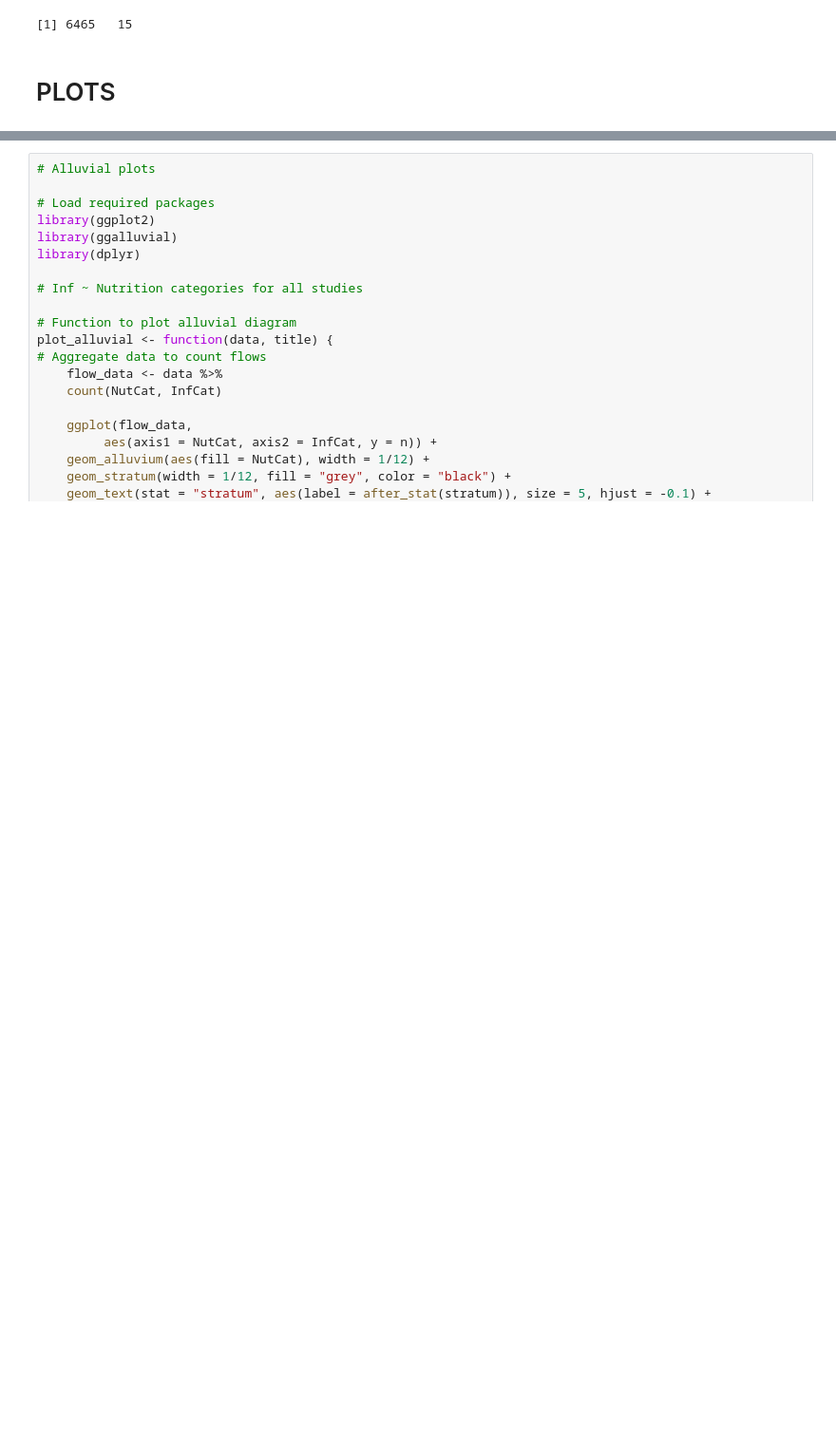
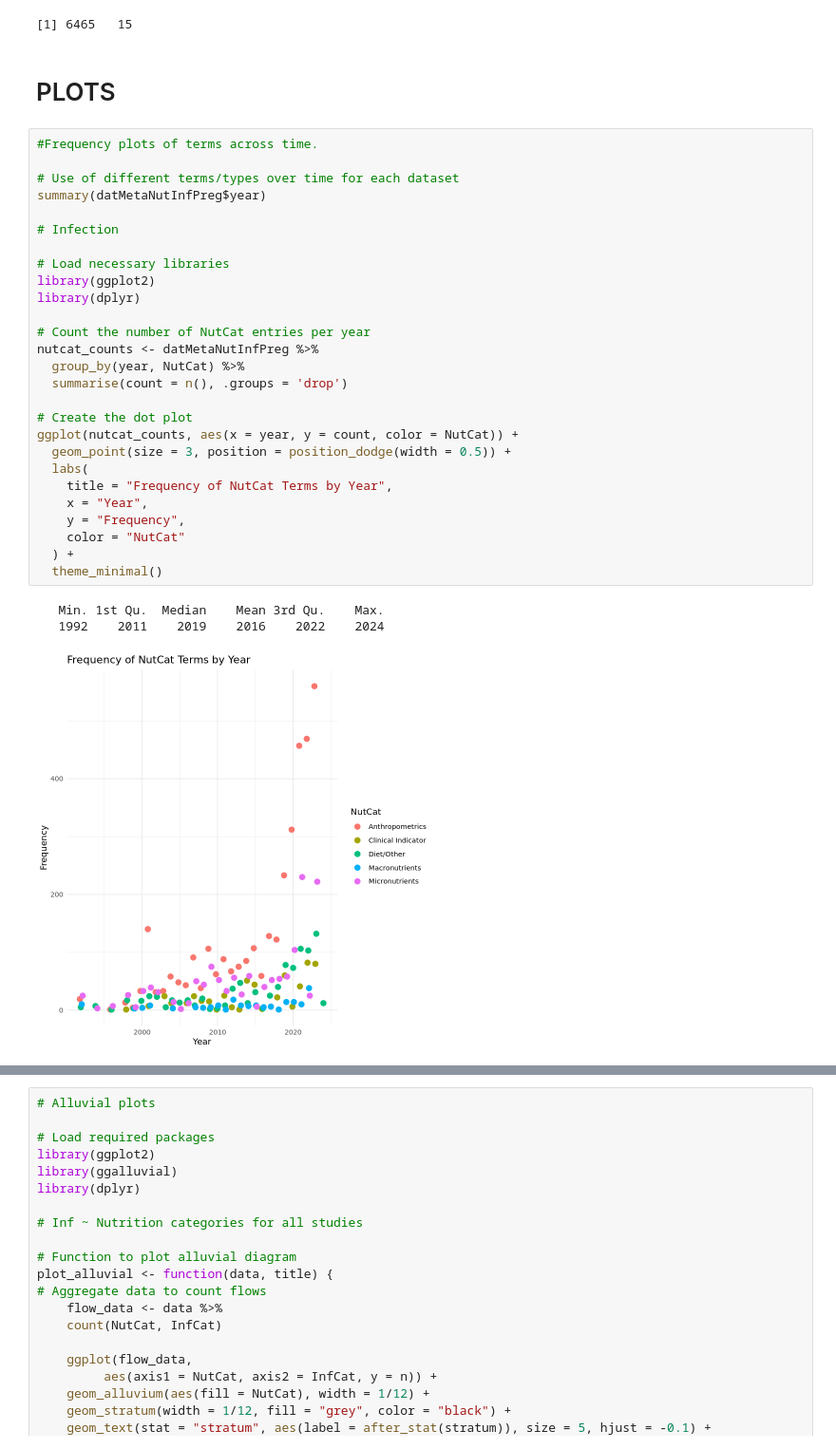
Before and after one commit to alexjvr1/EVE_lab_public, a Jupyter notebook: scoping_review_figs.ipynb, the cells around one changed output, grey strips where cells are left out. Shown at 95% size. Cells and saved outputs as stored; diff of their text form; blank space fills up the shorter version.

Commit message:
add frequency plots

```diff
--- a/scoping_review_figs.ipynb
+++ b/scoping_review_figs.ipynb
@@ -413,3 +413,34 @@ A data.frame: 6 × 15
 [1] 6465   15
 # %% [markdown]
 # PLOTS
+# %%
+#Frequency plots of terms across time.
+
+# Use of different terms/types over time for each dataset
+summary(datMetaNutInfPreg$year)
+
+# Infection
+
+# Load necessary libraries
+library(ggplot2)
+library(dplyr)
+
+# Count the number of NutCat entries per year
+nutcat_counts <- datMetaNutInfPreg %>%
+  group_by(year, NutCat) %>%
+  summarise(count = n(), .groups = 'drop')
+
+# Create the dot plot
+ggplot(nutcat_counts, aes(x = year, y = count, color = NutCat)) +
+  geom_point(size = 3, position = position_dodge(width = 0.5)) +
+  labs(
+    title = "Frequency of NutCat Terms by Year",
+    x = "Year",
+    y = "Frequency",
+    color = "NutCat"
+  ) +
+  theme_minimal()
+# %% [output]
+   Min. 1st Qu.  Median    Mean 3rd Qu.    Max.
+   1992    2011    2019    2016    2022    2024
+[figure, added]
```
Also changed, not shown: parts of 4 cells of this notebook.
